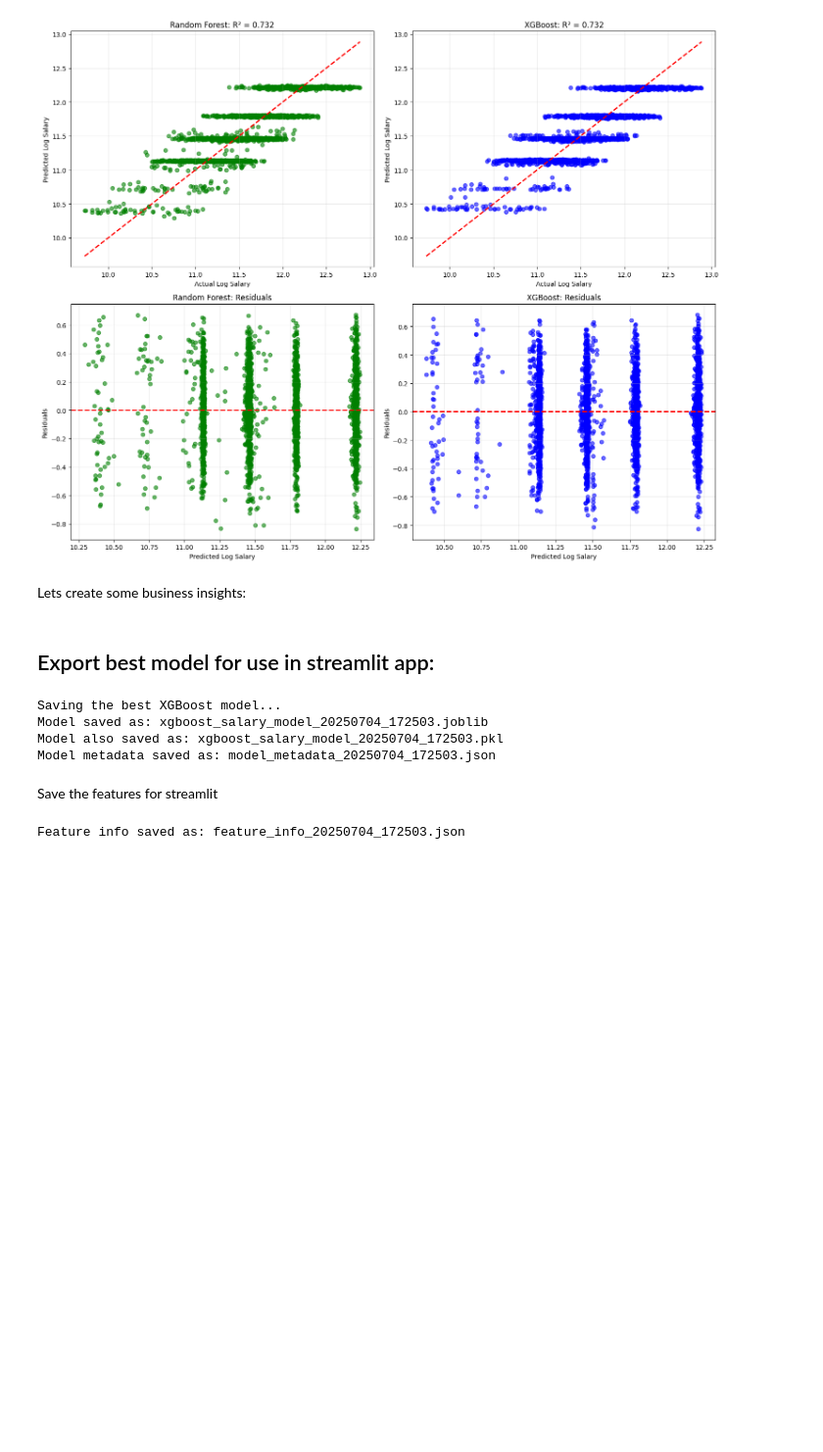
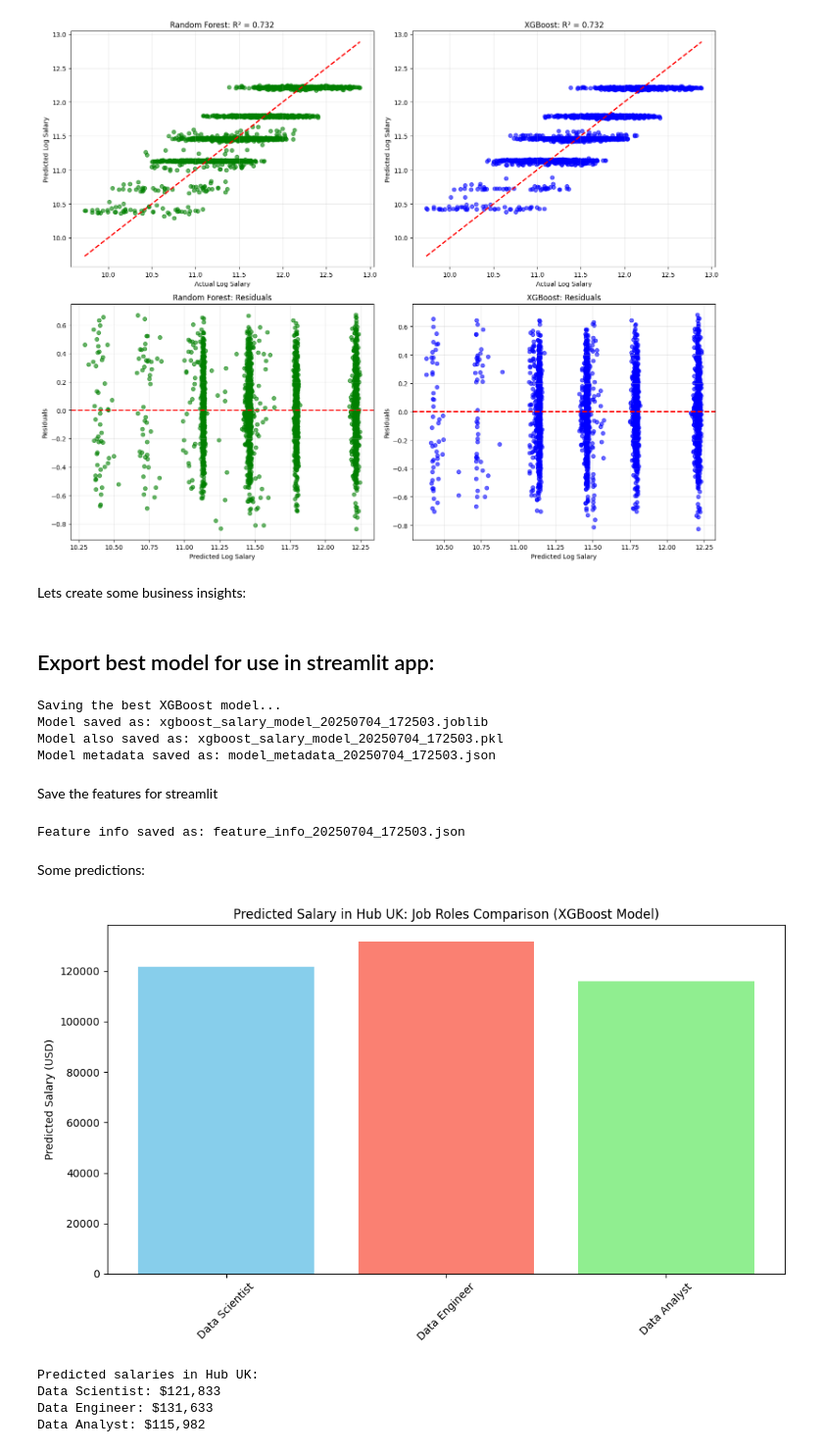
Before and after one commit to tommakesmusic/Ai_Salary_data, a Jupyter notebook: Linear Regression SalaryVersion4.ipynb, the cells around one changed output. Shown at 98% size. Saved outputs shown, nothing was run; the diff lists cells and outputs as text; code cells hidden in the pictures; blank space fills up the shorter version.

```diff
--- a/Linear Regression SalaryVersion4.ipynb
+++ b/Linear Regression SalaryVersion4.ipynb
@@ -584,3 +934,48 @@ with open(feature_info_filename, 'w') as f:
 print(f"Feature info saved as: {feature_info_filename}")
 # %% [output]
 Feature info saved as: feature_info_20250704_172503.json
+# %% [markdown]
+Some predictions:
+# %%
+# Use the trained XGBoost model instead of lasso_model
+hub_uk_rows = df[df['Hub_UK'] == 1]
+
+# 2. Select Data Scientist and Data Engineer rows
+job_titles = ['job_Data Scientist', 'job_Data Engineer', 'job_Data Analyst']
+title_labels = ['Data Scientist', 'Data Engineer', 'Data Analyst']
+mean_salaries = []
+
+for jt, label in zip(job_titles, title_labels):
+    # Only rows where this job_title is ON (1)
+    subset = hub_uk_rows[hub_uk_rows[jt] == 1]
+    if subset.empty:
+        mean_salaries.append(np.nan)
+    else:
+        # Prepare features: use the same columns as X_train
+        X = subset[X_train.columns]
+        log_preds = best_xgb_model.predict(X)  # Changed from lasso_model to best_xgb_model
+        preds = np.expm1(log_preds)  # Changed from np.exp to np.expm1 for consistency
+        mean_salaries.append(np.mean(preds))
+
+# 3. Plot
+plt.figure(figsize=(10, 6))
+plt.bar(title_labels, mean_salaries, color=['skyblue', 'salmon', 'lightgreen'])
+plt.ylabel('Predicted Salary (USD)')
+plt.title('Predicted Salary in Hub UK: Job Roles Comparison (XGBoost Model)')
+plt.xticks(rotation=45)
+plt.tight_layout()
+plt.show()
+
+# Print the results
+print("Predicted salaries in Hub UK:")
+for label, salary in zip(title_labels, mean_salaries):
+    if not np.isnan(salary):
+        print(f"{label}: ${salary:,.0f}")
+    else:
+        print(f"{label}: No data available")
+# %% [output]
+[figure, added]
+Predicted salaries in Hub UK:
+Data Scientist: $121,833
+Data Engineer: $131,633
+Data Analyst: $115,982
```
Also changed, not shown: parts of 6 cells of this notebook, 1 other file.
